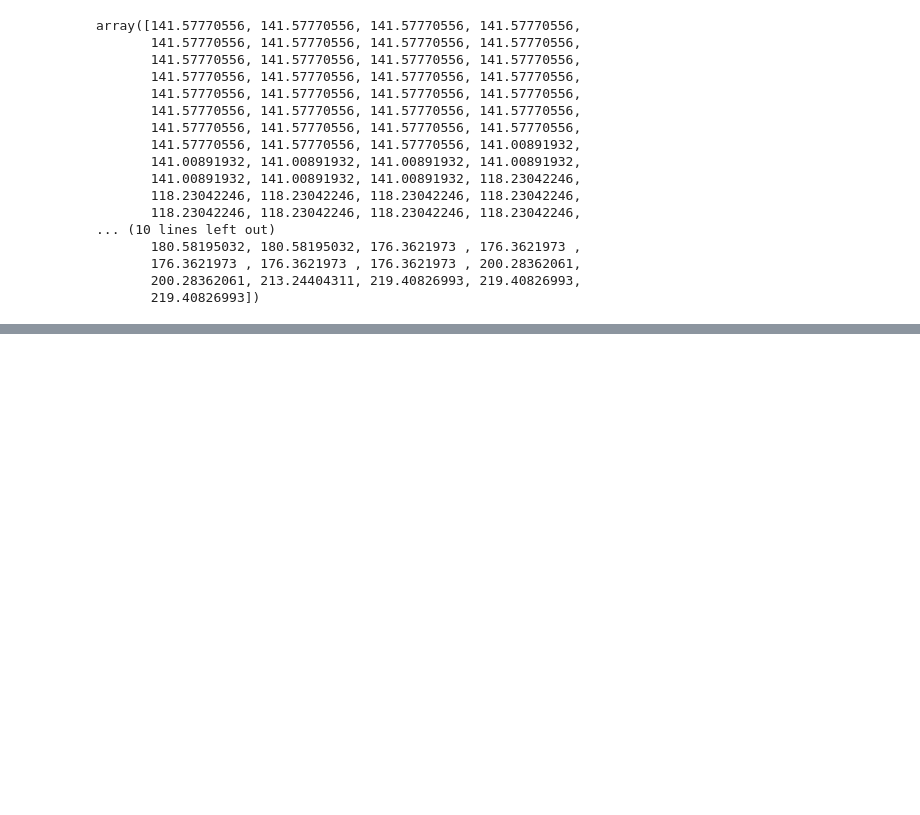
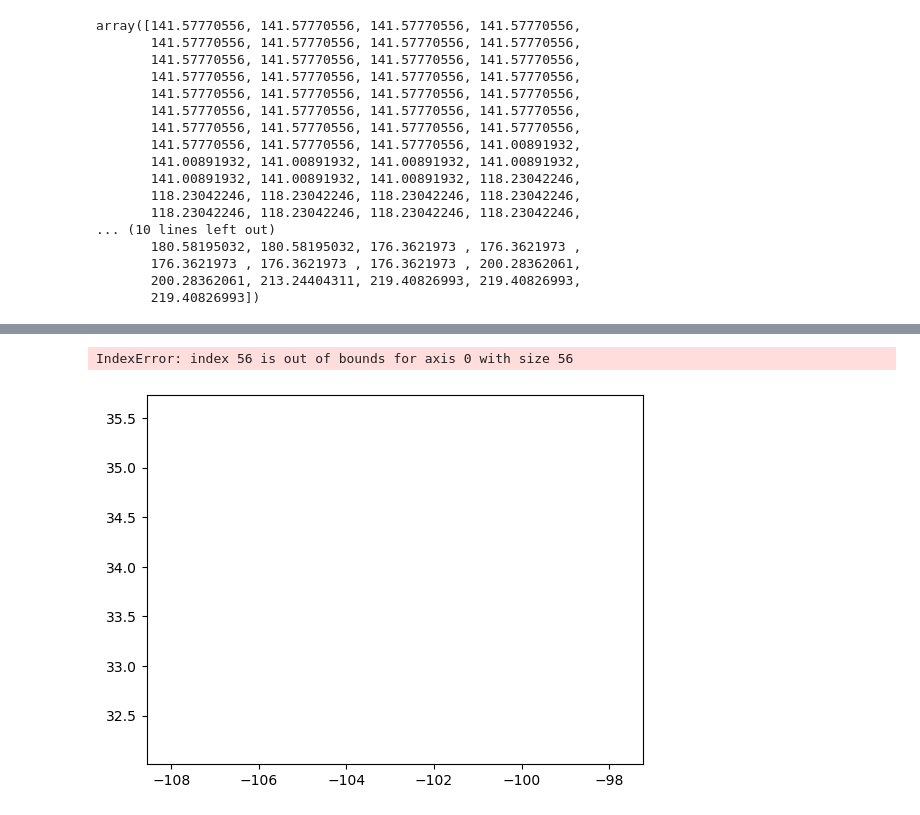
Before and after one commit to JuliaBuhrman/research2024, a Jupyter notebook: identify_vads.ipynb, the cells around one changed output, grey strips where cells are left out. Cells and saved outputs as stored; diff of their text form; code cells hidden in the pictures; blank space fills up the shorter version.

```diff
--- a/identify_vads.ipynb
+++ b/identify_vads.ipynb
@@ -1038,0 +757,23 @@ np.size(r)
+# %%
+ka1_vads_lonmean_array = np.array(ka1_vads_df.Lonmean)
+ka1_vads_latmean_array = np.array(ka1_vads_df.Latmean)
+tobac_lats_array = np.array(ka2_vads_df.tobac_lats)
+tobac_lons_array = np.array(ka2_vads_df.tobac_lons)
+ka2_vads_lonmean_array = np.array(ka2_vads_df.Lonmean)
+ka2_vads_latmean_array = np.array(ka2_vads_df.Latmean)
+
+for track in range(len(ka2_vads_df)):
+    fig = plt.figure()
+    ka1_path = plt.plot(ka1_vads_df.Lonmean[track], ka1_vads_df.Latmean[track], 'b')
+    storm_path = plt.plot(morton_tobac_lons[track], morton_tobac_lats[track], 'g')
+    ka2_path = plt.plot(ka2_vads_df.Lonmean[track], ka2_vads_df.Latmean[track], 'r')
+    #print(ka1_vads_df.Lonmean[track])
+    plt.legend(['ka1 track','storm refl track','ka2 track'])
+    plt.xlabel('Longitude')
+    plt.ylabel('Latitude')
+    plt.title(f'Ka and Storm Tracks {ka2_vads_df.Datetime[track]}')
+    fig.savefig('/Users/juliabman/Desktop/morton_paths/'+ka2_vads_df.Datetime[track].strftime('%Y-%m-%dT%H%M%S.%f')+'.png')
+    plt.close(fig)
+# %% [output]
+IndexError: index 56 is out of bounds for axis 0 with size 56
+[figure, added]
```
Also changed, not shown: parts of 49 cells of this notebook.
